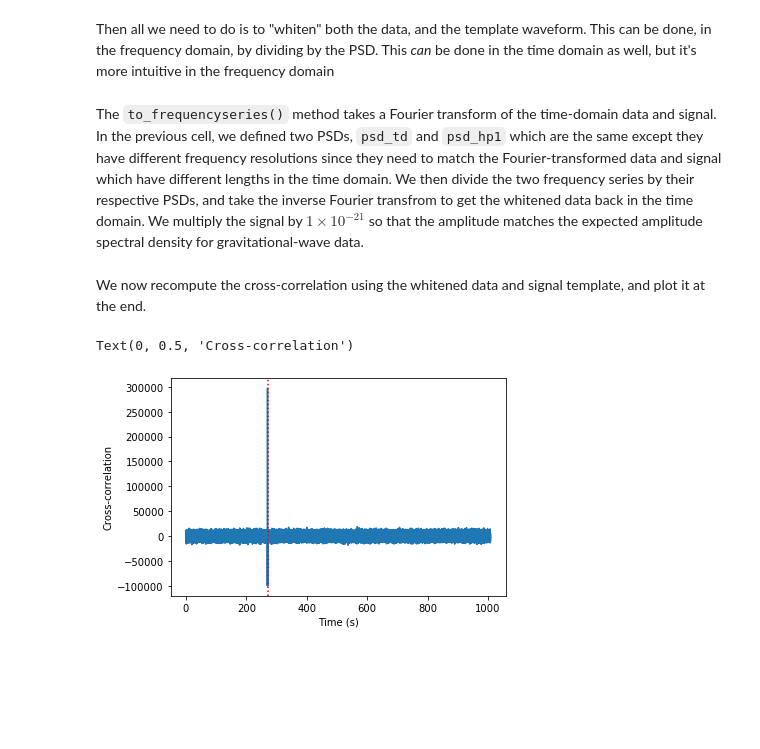
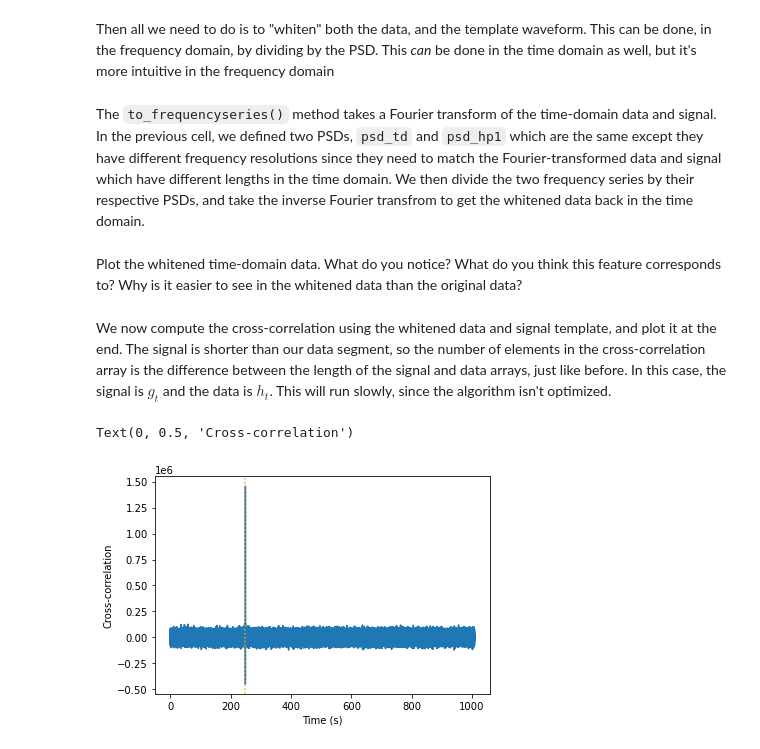
Before and after one commit to asb5468/warrior_scholars, a Jupyter notebook: matched_filter_intro.ipynb, the cells around one changed output. Cells and saved outputs as stored; diff of their text form; code cells hidden in the pictures; blank space fills up the shorter version.

Commit message:
Update matched filter tuto

```diff
--- a/matched_filter_intro.ipynb
+++ b/matched_filter_intro.ipynb
@@ -184,21 +149,0 @@ Instead of generating white noise and then coloring it ourselves like we did pre
-# %%
-# Generate colored noise
-ts = pycbc.noise.noise_from_psd(data_length*sample_rate, dt, psd, seed=127)
-
-# Estimate the amplitude spectral density (ASD = sqrt(PSD)) for the noisy data
-# using the "welch" method. We'll choose 4 seconds PSD samples that are overlapped 50%
-seg_len = int(4*sample_rate) # the length of each segment being averaged in number of samples
-seg_stride = int(seg_len / 2) # offset between segments in number of samples
-estimated_psd = pycbc.psd.welch(ts,seg_len=seg_len,seg_stride=seg_stride)
-
-# plot it:
-pylab.loglog(estimated_psd.sample_frequencies, estimated_psd, label='estimate')
-pylab.loglog(psd.sample_frequencies, psd, linewidth=3, label='known psd')
-pylab.xlim(xmin=flow, xmax=512)
-pylab.ylim(1e-47, 1e-45)
-pylab.legend()
-pylab.grid()
-pylab.show()
-
-# add the signal, this time, with a "typical" amplitude.
-ts[waveform_start:waveform_start+len(hp1)] += hp1.numpy() * 1E-20
@@ -206,0 +150,9 @@ ts[waveform_start:waveform_start+len(hp1)] += hp1.numpy() * 1E-20
+# %%
+# add the signal
+np.random.seed(13456)
+waveform_start = np.random.randint(0, len(ts) - len(hp1))
+ts[waveform_start:waveform_start+len(hp1)] += hp1.numpy()
+pylab.plot(ts.sample_times, ts)
+pylab.plot(hp1.sample_times + waveform_start*dt, hp1)
+pylab.xlabel('t [s]')
+pylab.ylabel('h(t)')
@@ -211,15 +166,14 @@ Then all we need to do is to "whiten" both the data, and the template waveform.
 from pycbc.types import TimeSeries
 
 # The PSD, sampled properly for the noisy data
-flow = 10.0
 delta_f = 1.0 / data_length
-flen = int(sample_rate / (2 * delta_f)) + 1
+flen = int(fmax / delta_f) + 1
 psd_td = pycbc.psd.aLIGOZeroDetHighPower(flen, delta_f, 0)
 
 # The PSD, sampled properly for the signal
 signal_len = float(len(hp1))*dt
 delta_f = 1.0 / signal_len
-flen = int(sample_rate / (2 * delta_f)) + 1
+flen = int(fmax / delta_f) + 1
 psd_hp1 = pycbc.psd.aLIGOZeroDetHighPower(flen, delta_f, 0)
 
 # The 0th and Nth values are zero. Set them to a nearby value to avoid dividing by zero.
@@ -229,34 +183,35 @@ psd_td[len(psd_td) - 1] = psd_td[len(psd_td) - 2]
 psd_hp1[0] = psd_hp1[1]
 psd_hp1[len(psd_hp1) - 1] = psd_hp1[len(psd_hp1) - 2]
 # %% [markdown]
-The `to_frequencyseries()` method takes a Fourier transform of the time-domain data and signal. In the previous cell, we defined two PSDs, `psd_td` and `psd_hp1` which are the same except they have different frequency resolutions since they need to match the Fourier-transformed data and signal which have different lengths in the time domain. We then divide the two frequency series by their respective PSDs, and take the inverse Fourier transfrom to get the whitened data back in the time domain. We multiply the signal by $1\times 10^{-21}$ so that the amplitude matches the expected amplitude spectral density for gravitational-wave data.
+The `to_frequencyseries()` method takes a Fourier transform of the time-domain data and signal. In the previous cell, we defined two PSDs, `psd_td` and `psd_hp1` which are the same except they have different frequency resolutions since they need to match the Fourier-transformed data and signal which have different lengths in the time domain. We then divide the two frequency series by their respective PSDs, and take the inverse Fourier transfrom to get the whitened data back in the time domain.
 # %%
 # convert both noisy data and the signal to frequency domain,
 # and divide each by ASD=PSD**0.5, then convert back to time domain.
 # This "whitens" the data and the signal template.
-# Multiplying the signal template by 1E-21 puts it into realistic units of strain.
 data_whitened = (ts.to_frequencyseries() / psd_td**0.5).to_timeseries()
-hp1_whitened = (hp1.to_frequencyseries() / psd_hp1**0.5).to_timeseries() * 1E-21
+hp1_whitened = (hp1.to_frequencyseries() / psd_hp1**0.5).to_timeseries()
-# %% [markdown]
-We now recompute the cross-correlation using the whitened data and signal template, and plot it at the end.
+# %% [markdown]
+Plot the whitened time-domain data. What do you notice? What do you think this feature corresponds to? Why is it easier to see in the whitened data than the original data?
+# %% [markdown]
+We now compute the cross-correlation using the whitened data and signal template, and plot it at the end. The signal is shorter than our data segment, so the number of elements in the cross-correlation array is the difference between the length of the signal and data arrays, just like before. In this case, the signal is $g_{t}$ and the data is $h_{t}$. This will run slowly, since the algorithm isn't optimized.
 # %%
-# Now let's re-do the correlation, in the time domain, but with whitened data and template.
+# Now let's do the correlation, in the time domain, but with whitened data and template.
 cross_correlation = []
 hp1n = hp1_whitened.numpy()
 datan = data_whitened.numpy()
 for i in range(len(datan) - len(hp1n)):
     cross_correlation.append(np.sum(hp1n * datan[i:i+len(hp1n)]))
 
 # plot the cross-correlation in the time domain. Superimpose the location of the end of the signal.
 # Note how much bigger the cross-correlation peak is, relative to the noise level,
 # compared with the unwhitened version of the same quantity. SNR is much higher!
 pylab.figure()
 n_shift = len(datan) - len(hp1n)
 times = np.arange(0, n_shift*dt, dt)
 pylab.plot(times, cross_correlation)
-pylab.axvline(waveform_start*dt, color='r', ls=':')
+pylab.axvline(waveform_start*dt, color='orange', ls=':')
 pylab.xlabel('Time (s)')
 pylab.ylabel('Cross-correlation')
 # %% [output]
 Text(0, 0.5, 'Cross-correlation')
-[figure, old version]
+[figure, new version]
```
Also changed, not shown: parts of 31 cells of this notebook, 1 other file.
